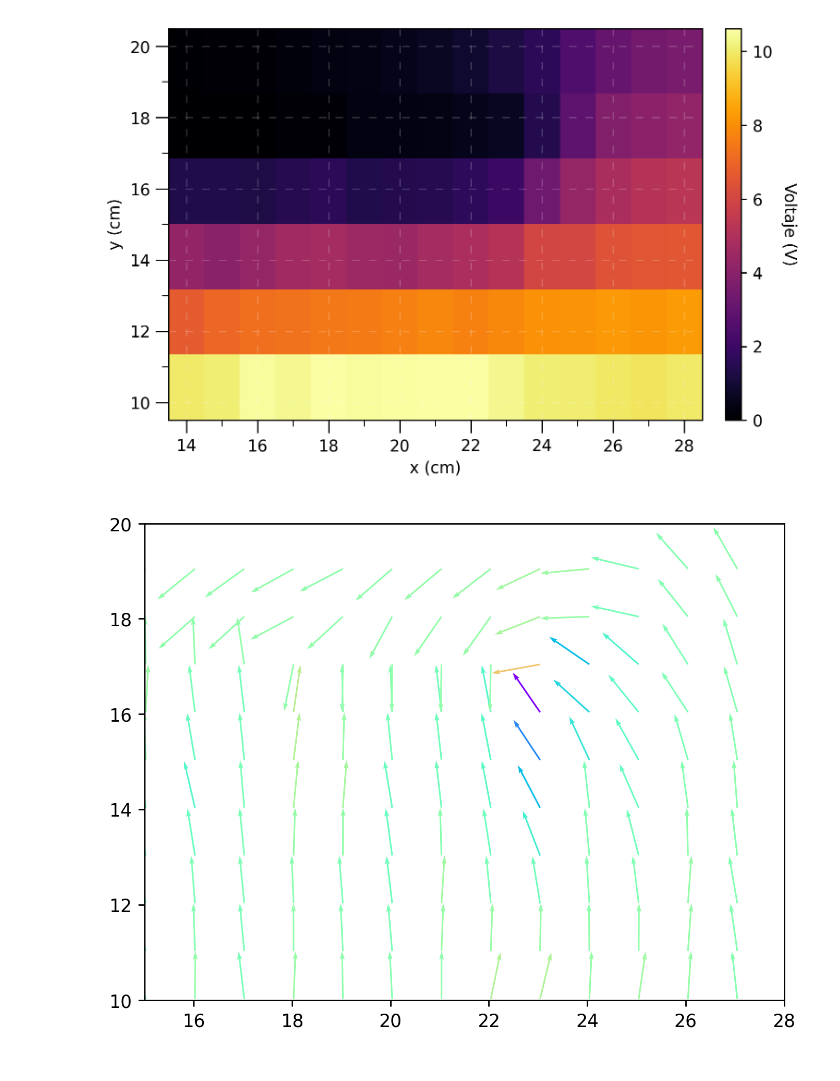
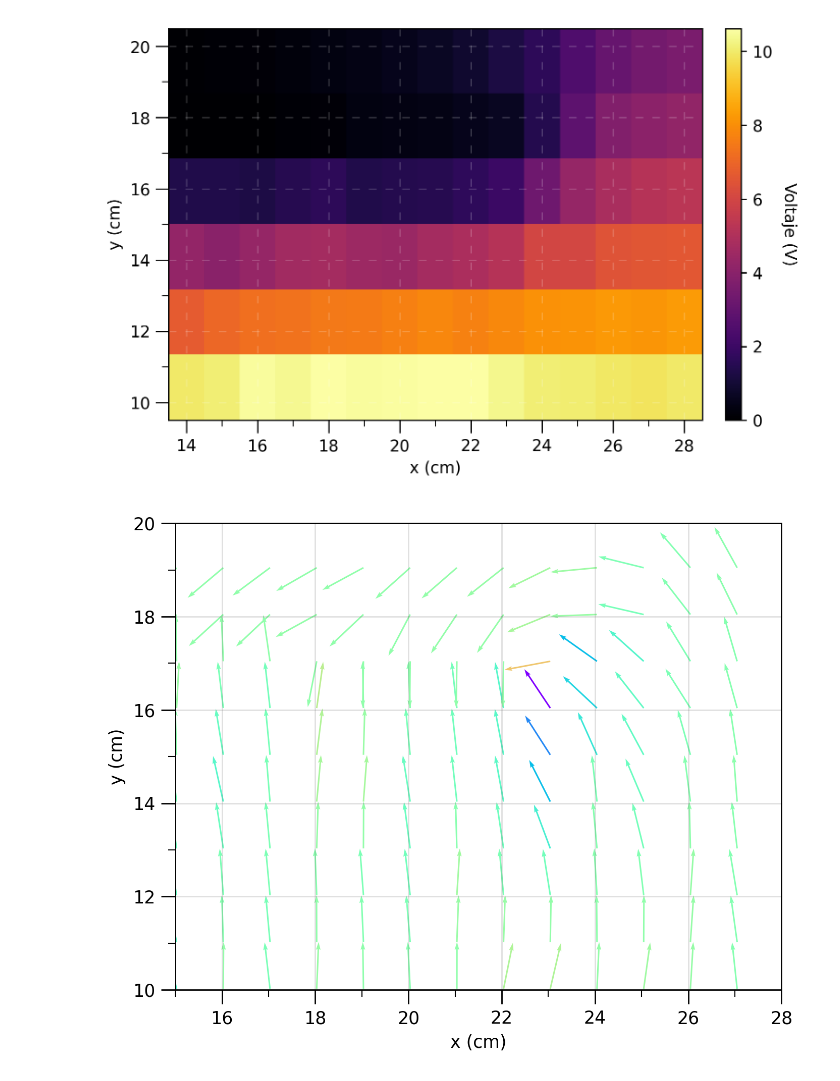
Before and after one commit to Alaviii/PythonPlotting, a Jupyter notebook: Electromagnetismo/practica2equipotenciales/practica2dos.ipynb, the cells around one changed output. Cells and saved outputs as stored; diff of their text form; code cells hidden in the pictures.

```diff
--- a/Electromagnetismo/practica2equipotenciales/practica2dos.ipynb
+++ b/Electromagnetismo/practica2equipotenciales/practica2dos.ipynb
@@ -209,12 +211,35 @@ normalizedFieldGradientV = fieldGradient[0]/normMatrix
 # %%
 fig, ax = plt.subplots(dpi = 250)
 
 skip = (slice(None, None, 20), slice(None, None, 20))
 ax.quiver(X[skip],Y[skip], normalizedFieldGradientU[skip], normalizedFieldGradientV[skip], fieldGradient[1][skip]*fieldGradient[0][skip], angles='xy', scale_units='xy', scale = 1, cmap = 'rainbow')#, pivot = "mid")
 
+
+
+ax.set_xticks(np.arange(0, 29, 2))
+ax.set_xticks(np.arange(1, 29, 2), minor=True)
+
+ax.tick_params(axis='x', which='major', length=8)
+ax.tick_params(axis='x', which='minor', length=4)
+
+ax.set_yticks(np.arange(0, 21, 2))
+ax.set_yticks(np.arange(1, 21, 2), minor=True)
+
+ax.tick_params(axis='y', which='major', length=8)
+ax.tick_params(axis='y', which='minor', length=4)
+
+ax.grid(color = "#666666", zorder = 10, alpha = 0.2, ls = "solid")
+
+ax.set_xlabel("x (cm)")
+ax.set_ylabel("y (cm)")
+
+ax.set_aspect("equal")
+
+#ax.set_facecolor('#303030')
+
 ax.set_xlim(15,28)
 ax.set_ylim(10,20)
 
 plt.show()
 # %% [output]
-[figure, old version]
+[figure, new version]
```
Also changed, not shown: parts of 1 cell of this notebook, 11 other files.
